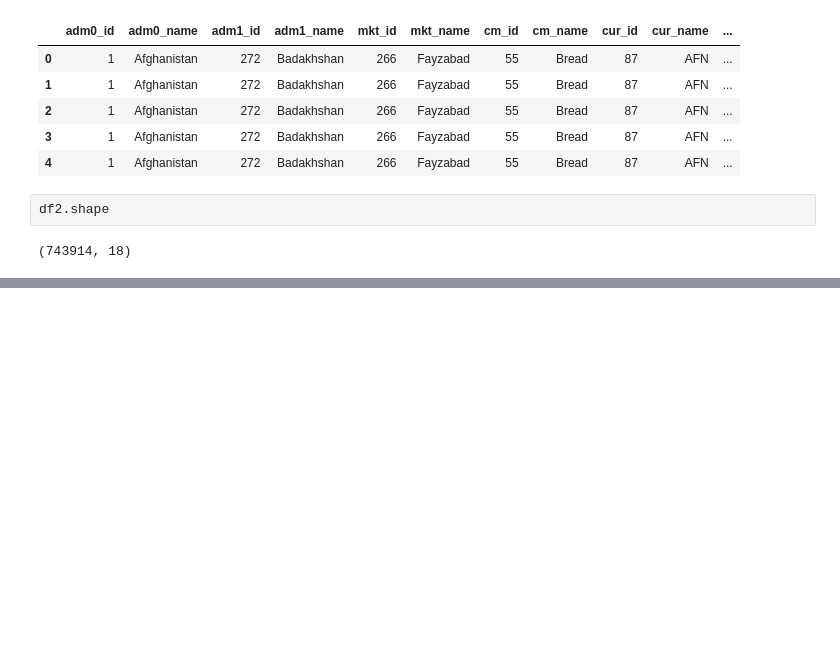
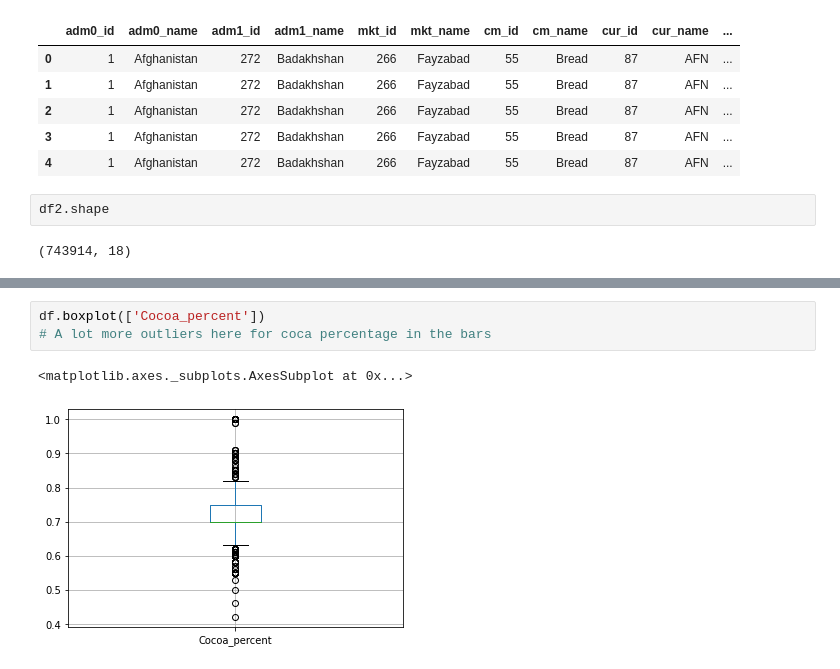
Before and after one commit to thinkinchicken/Project-2, a Jupyter notebook: Project_2.ipynb, the cells around one changed output, grey strips where cells are left out. Drawn from its saved outputs; the diff is of its cells as text; blank space fills up the shorter version.

```diff
--- a/Project_2.ipynb
+++ b/Project_2.ipynb
@@ -77,0 +385,6 @@ df2.shape
+# %%
+df.boxplot(['Cocoa_percent'])
+# A lot more outliers here for coca percentage in the bars
+# %% [output]
+<matplotlib.axes._subplots.AxesSubplot at 0x...>
+[figure, added]
```
Also changed, not shown: parts of 37 cells of this notebook.
